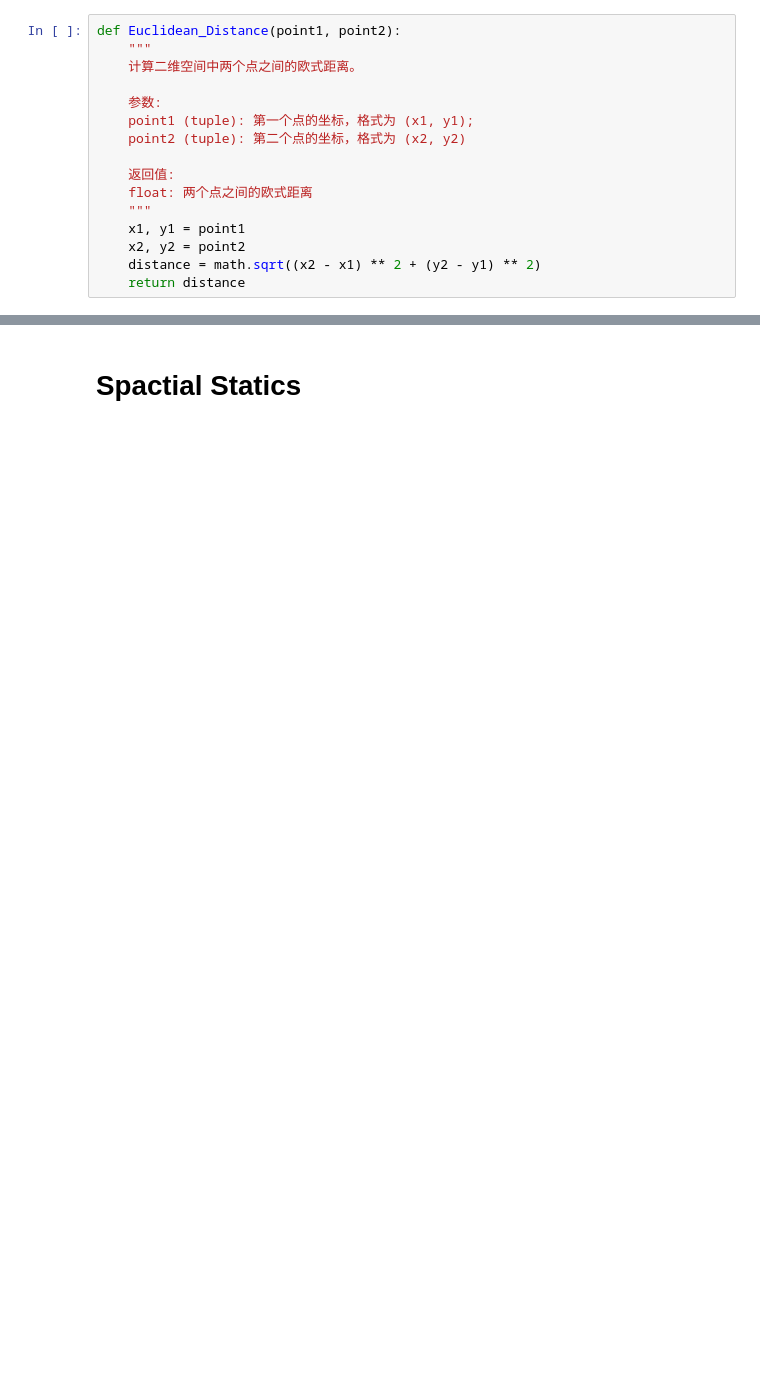
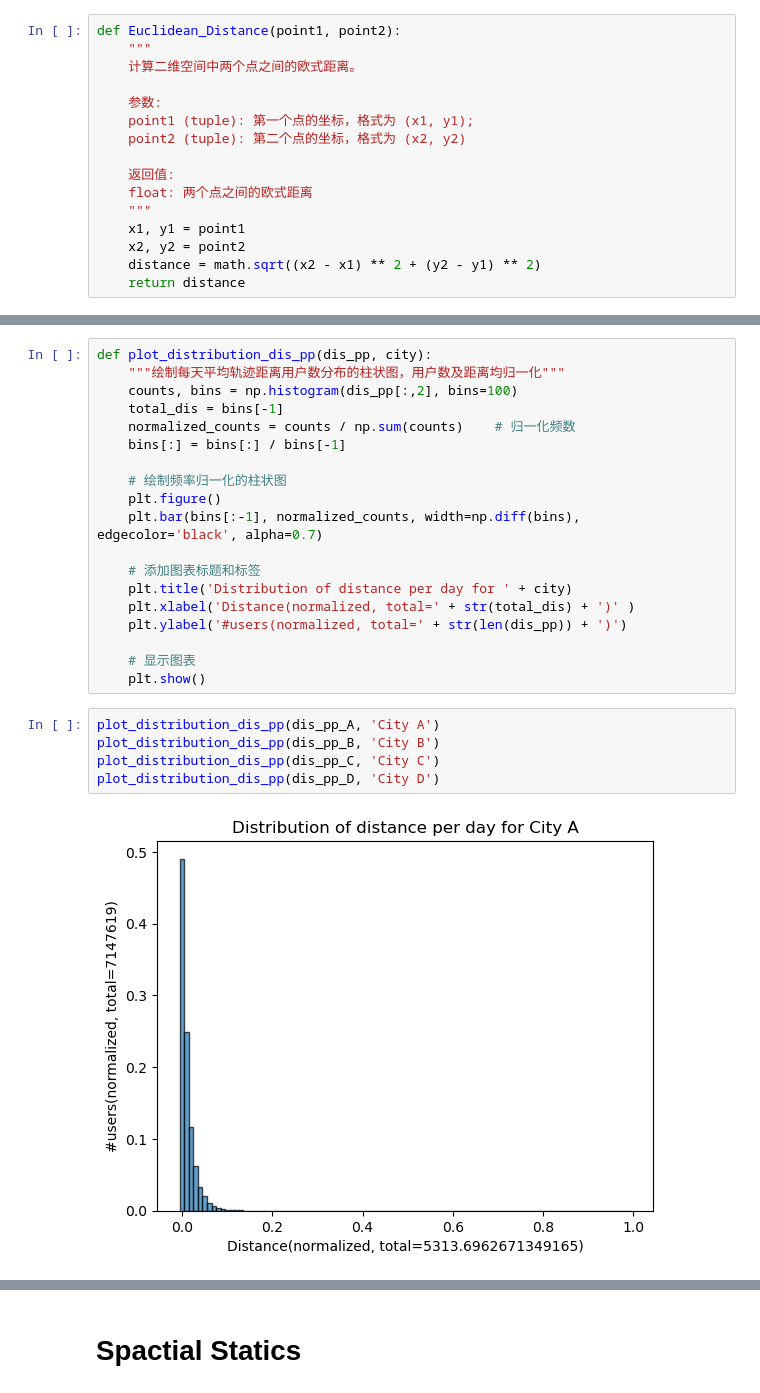
Before and after one commit to RobinsonXing/hmpc2024, a Jupyter notebook: analysis1.ipynb, the cells around one changed output, grey strips where cells are left out. Saved outputs shown, nothing was run; the diff lists cells and outputs as text; blank space fills up the shorter version.

```diff
--- a/analysis1.ipynb
+++ b/analysis1.ipynb
@@ -112,0 +160,26 @@ np.mean(dis_perday_peruser[:, 2])
+# %%
+def plot_distribution_dis_pp(dis_pp, city):
+    """绘制每天平均轨迹距离用户数分布的柱状图，用户数及距离均归一化"""
+    counts, bins = np.histogram(dis_pp[:,2], bins=100)
+    total_dis = bins[-1]
+    normalized_counts = counts / np.sum(counts)    # 归一化频数
+    bins[:] = bins[:] / bins[-1]
+
+    # 绘制频率归一化的柱状图
+    plt.figure()
+    plt.bar(bins[:-1], normalized_counts, width=np.diff(bins), edgecolor='black', alpha=0.7)
+
+    # 添加图表标题和标签
+    plt.title('Distribution of distance per day for ' + city)
+    plt.xlabel('Distance(normalized, total=' + str(total_dis) + ')' )
+    plt.ylabel('#users(normalized, total=' + str(len(dis_pp)) + ')')
+
+    # 显示图表
+    plt.show()
+# %%
+plot_distribution_dis_pp(dis_pp_A, 'City A')
+plot_distribution_dis_pp(dis_pp_B, 'City B')
+plot_distribution_dis_pp(dis_pp_C, 'City C')
+plot_distribution_dis_pp(dis_pp_D, 'City D')
+# %% [output]
+[figure, added]
```
Also changed, not shown: parts of 28 cells of this notebook.
